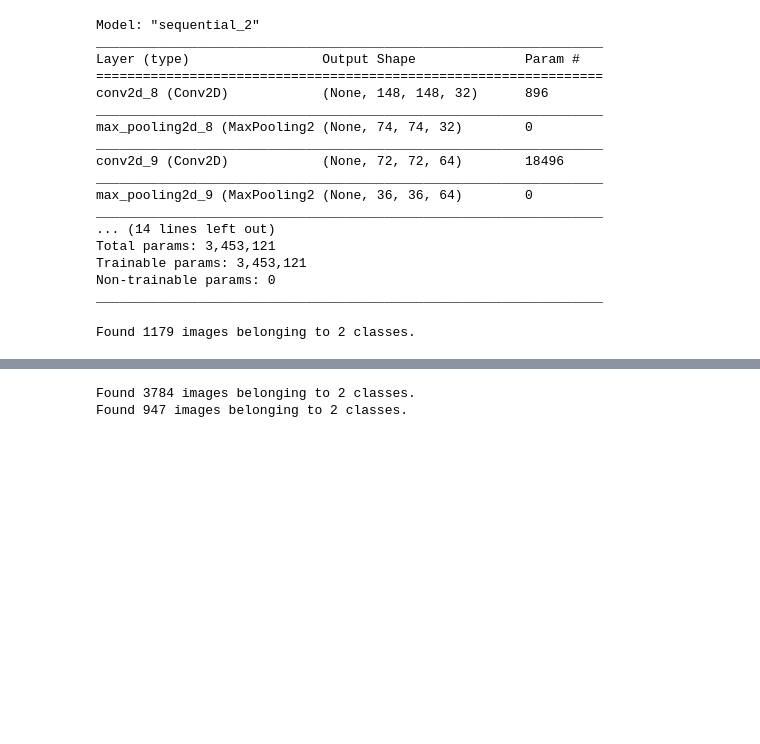
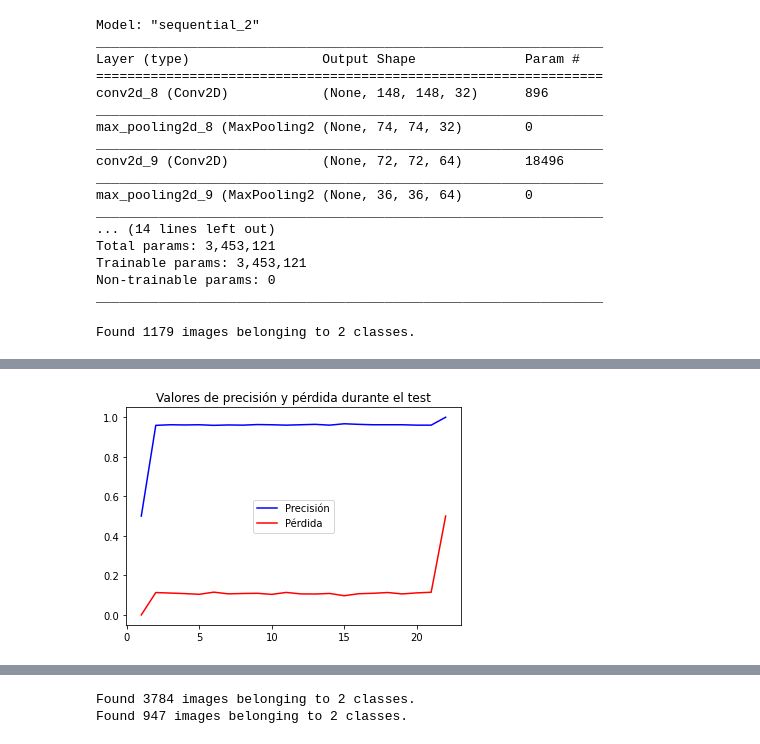
Before and after one commit to Popou123/Trabajo-Jaime-Rodriguez-Albuin, a Jupyter notebook: TFG.ipynb, the cells around one changed output, grey strips where cells are left out. Cells and saved outputs as stored; diff of their text form; code cells hidden in the pictures; blank space fills up the shorter version.

```diff
--- a/TFG.ipynb
+++ b/TFG.ipynb
@@ -476,3 +496,24 @@ precisión en el test: 0.8730000257492065
+# %%
+from matplotlib import pyplot
+#Copiamos el
+prec = historial_test_prec
+loss = historial_test_loss
+
+prec.insert(0,0.5)
+prec.append(1)
+
+loss.insert(0,0)
+loss.append(0.5)
+
+n_pasos = range(1, len(prec) + 1)
+
+pyplot.plot(n_pasos, prec, 'b', label='Precisión')
+pyplot.plot(n_pasos, loss, 'r', label='Pérdida')
+pyplot.title('Valores de precisión y pérdida durante el test')
+pyplot.legend()
+pyplot.show()
+# %% [output]
+[figure, added]
 # %%
 #Ahora probaremos a modificar datos. Como no disponemos de más imágenes tendremos que realizar pequeñas modificaciones sobre las que ya poseemos:
 generador_datos = ImageDataGenerator(
```
Also changed, not shown: parts of 15 cells of this notebook.
